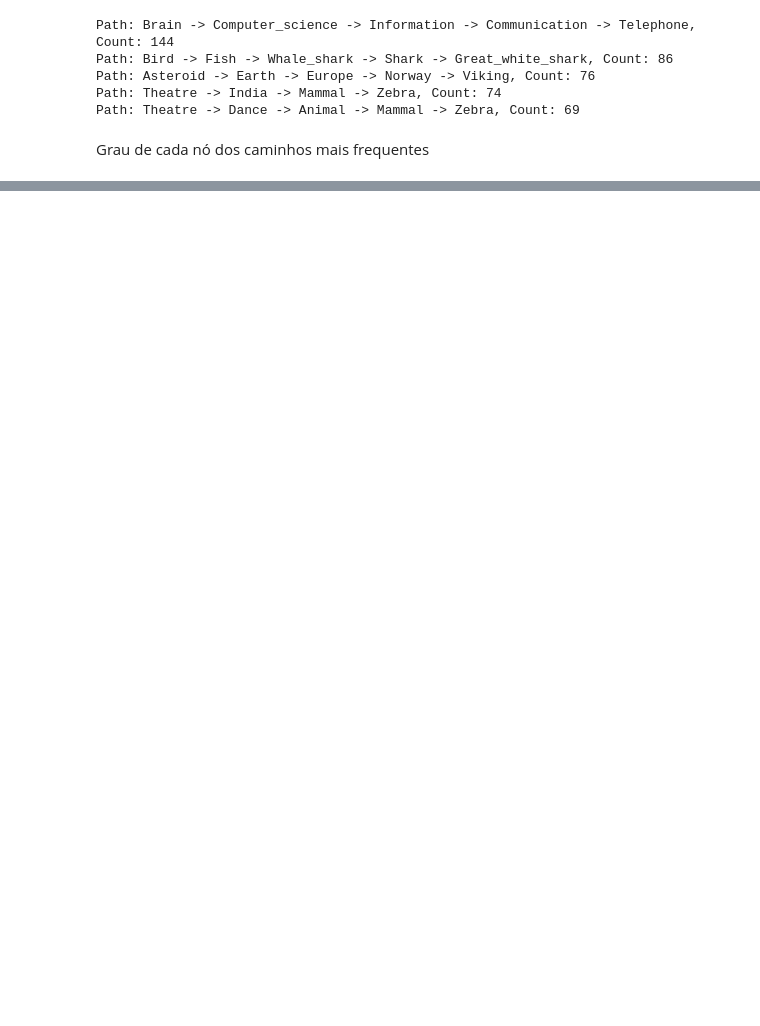
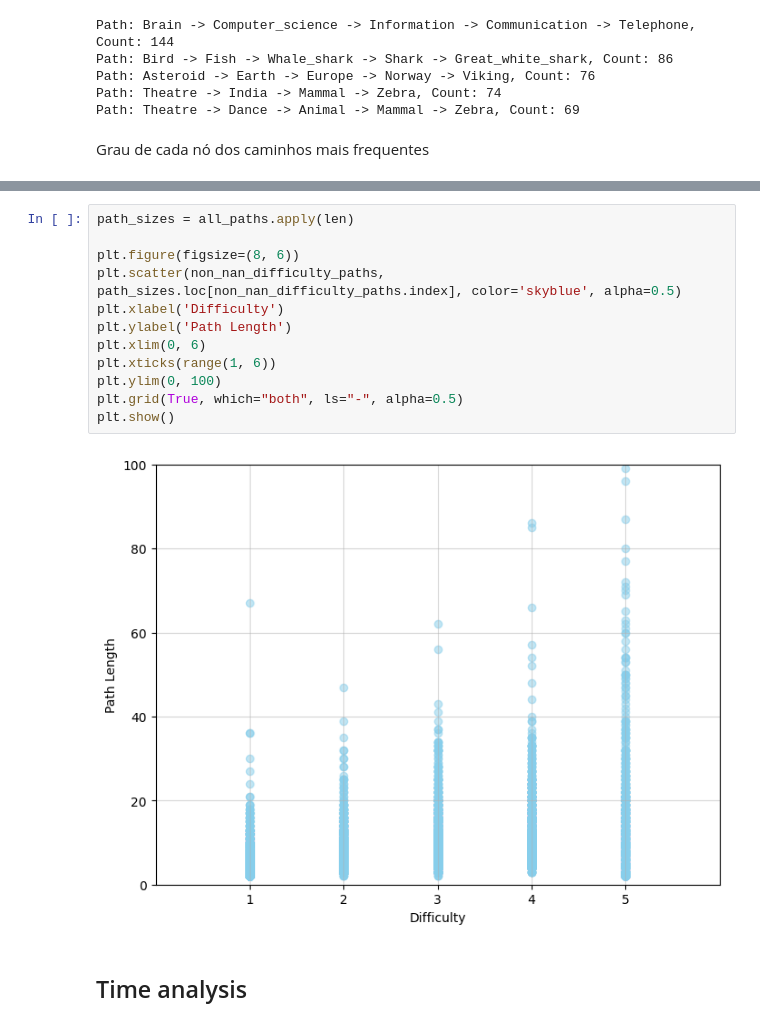
Before and after one commit to FredericoPrazeres/trabalhoADC, a Jupyter notebook: adc.ipynb, the cells around one changed output, grey strips where cells are left out. Saved outputs shown, nothing was run; the diff lists cells and outputs as text; blank space fills up the shorter version.

```diff
--- a/adc.ipynb
+++ b/adc.ipynb
@@ -307,0 +362,16 @@ Moon-Solar_System-Mars
+# %%
+path_sizes = all_paths.apply(len)
+
+plt.figure(figsize=(8, 6))
+plt.scatter(non_nan_difficulty_paths, path_sizes.loc[non_nan_difficulty_paths.index], color='skyblue', alpha=0.5)
+plt.xlabel('Difficulty')
+plt.ylabel('Path Length')
+plt.xlim(0, 6)
+plt.xticks(range(1, 6))
+plt.ylim(0, 100)
+plt.grid(True, which="both", ls="-", alpha=0.5)
+plt.show()
+# %% [output]
+[figure, added]
+# %% [markdown]
+## Time analysis
```
Also changed, not shown: parts of 23 cells of this notebook, 10 other files.
